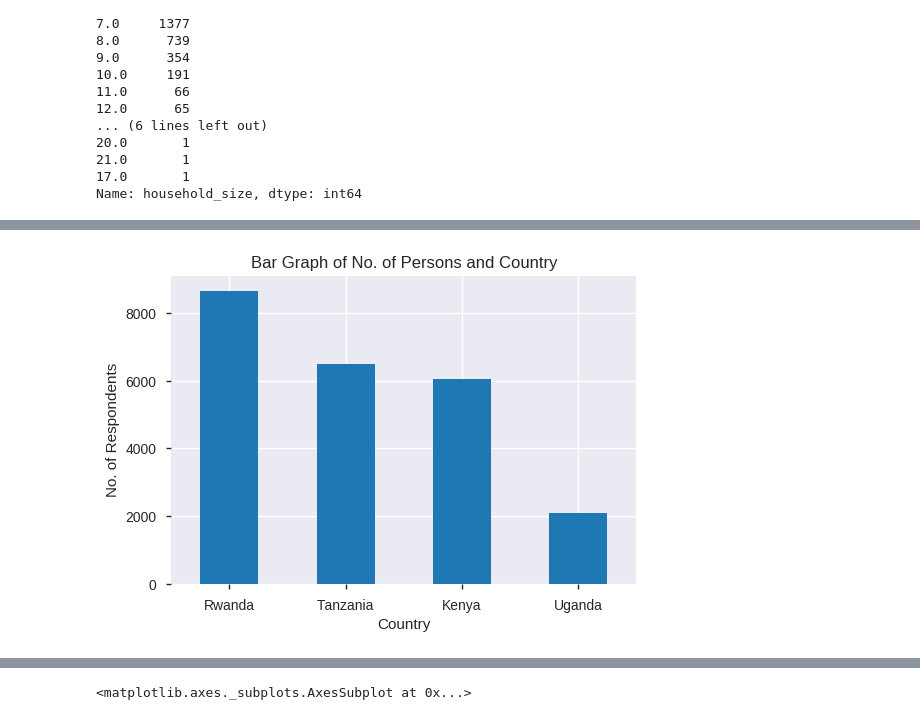
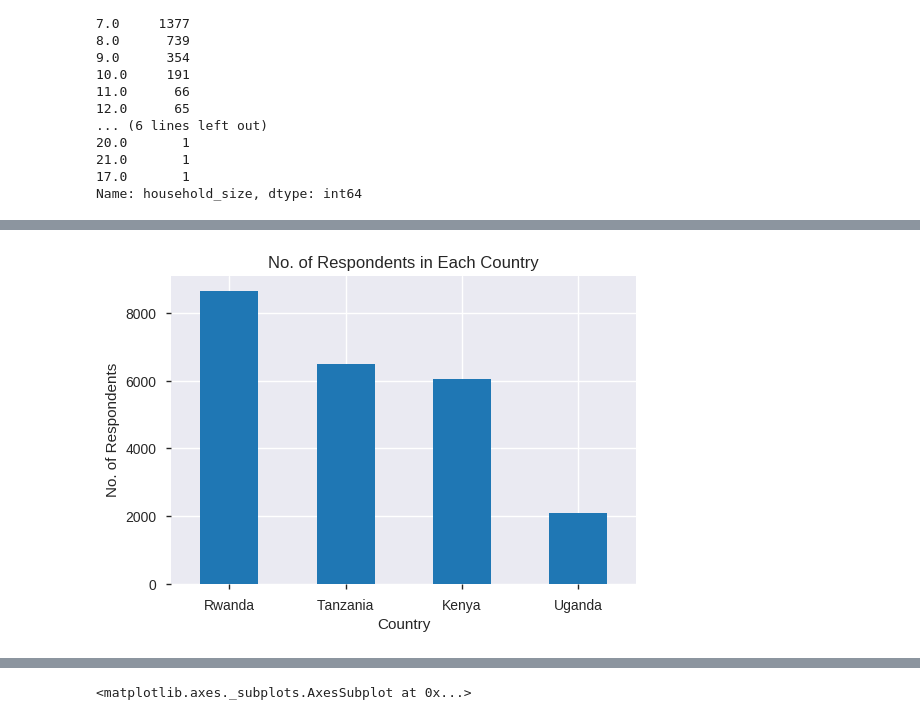
Before and after one commit to booorayan/fin_inclusion_pj, a Jupyter notebook: Financial_Inclusion_Project_1.ipynb, the cells around one changed output, grey strips where cells are left out. Saved outputs shown, nothing was run; the diff lists cells and outputs as text; code cells hidden in the pictures.

```diff
--- a/Financial_Inclusion_Project_1.ipynb
+++ b/Financial_Inclusion_Project_1.ipynb
@@ -317,9 +441,9 @@ plt.show()
 # %%
 fin['country'].value_counts().plot.bar(figsize=(6,4))
 plt.xticks(rotation=360)
 plt.xlabel('Country')
 plt.ylabel('No. of Respondents')
-plt.title('Bar Graph of No. of Persons and Country')
+plt.title('No. of Respondents in Each Country')
 plt.show()
 # %% [output]
-[figure, old version]
+[figure, new version]
```
Also changed, not shown: parts of 12 cells of this notebook.
